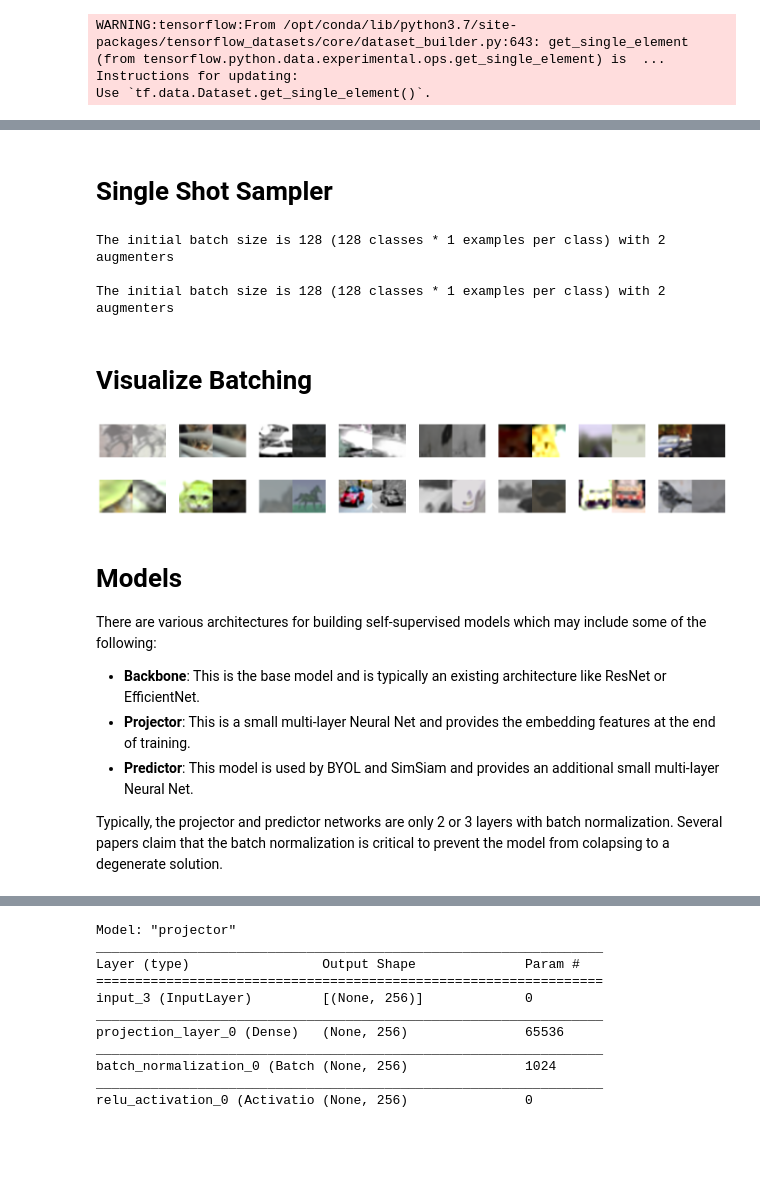
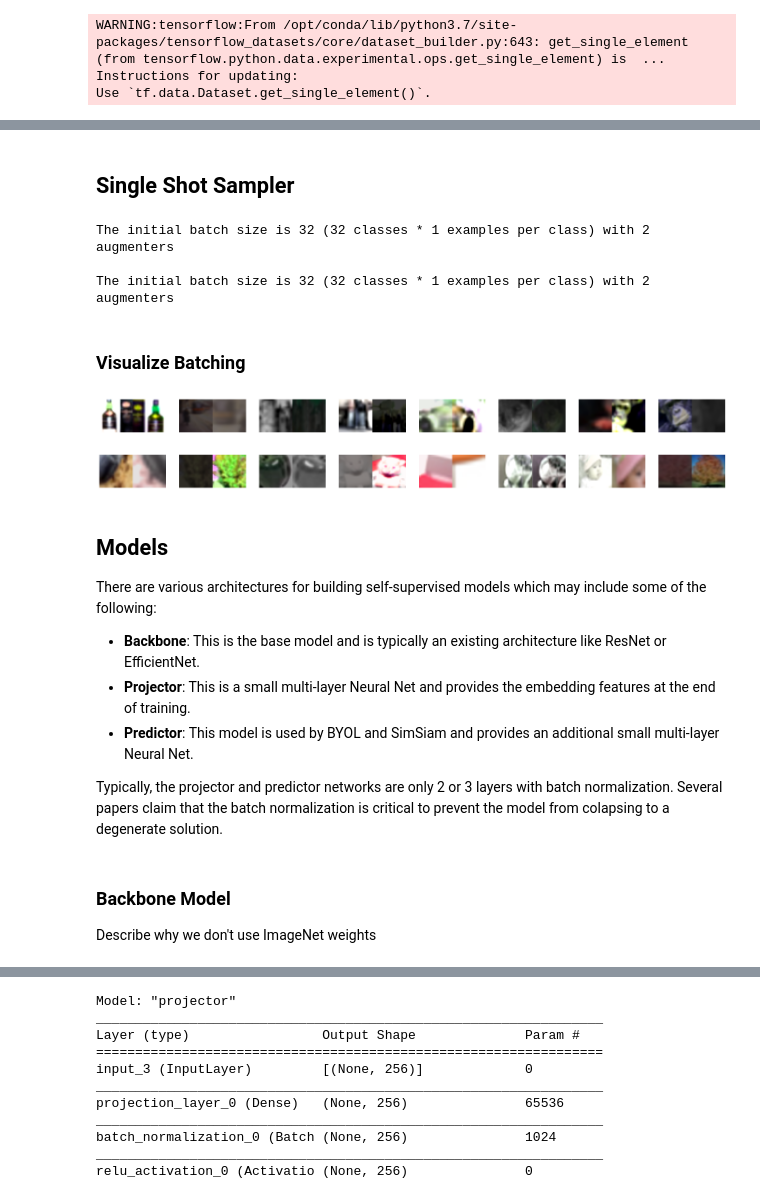
Before and after one commit to tensorflow/similarity, a Jupyter notebook: examples/unsupervised_hello_world.ipynb, the cells around one changed output, grey strips where cells are left out. Cells and saved outputs as stored; diff of their text form; code cells hidden in the pictures; blank space fills up the shorter version.

Commit message:
Update example notebooks.

```diff
--- a/examples/unsupervised_hello_world.ipynb
+++ b/examples/unsupervised_hello_world.ipynb
@@ -133,17 +168,16 @@ index  (1000, 32, 32, 3)   (1000,)
 # %%
 CIFAR_IMG_SIZE = 32
-BATCH_SIZE = 128
+BATCH_SIZE = 32
 INIT_LR = 1e-3
-PRE_TRAIN_EPOCHS = 200
+PRE_TRAIN_EPOCHS = 20
 STEPS_PER_EPOCH = len(x_train) // BATCH_SIZE
 WARMUP_STEPS = int(PRE_TRAIN_EPOCHS * STEPS_PER_EPOCH * 0.1)
 WEIGHT_DECAY = 5e-4
 DIM = 256
 # %% [markdown]
-# Single Shot Sampler
+## Single Shot Sampler
 # %%
-train_augmenter = SimCLRAugmenter(CIFAR_IMG_SIZE, CIFAR_IMG_SIZE, is_training=True)
-
+train_augmenter = tfsim.augmenters.SimCLRAugmenter(CIFAR_IMG_SIZE, CIFAR_IMG_SIZE, is_training=True)
 
 @tf.function()
 def process(img, cid, num_augmentations_per_example, is_warmup):
@@ -151,36 +185,36 @@ def process(img, cid, num_augmentations_per_example, is_warmup):
     [view1, view2] = train_augmenter(img, cid, num_augmentations_per_example, is_warmup)
     # Effnet expects the inputs between [0, 255]
     return (view1 * 255.0, view2 * 255.0)
-
-
-train_sampler = SingleShotMemorySampler(
-    x_train,
-    examples_per_batch=BATCH_SIZE,
-    steps_per_epoch=STEPS_PER_EPOCH,
-    augmenter=process,
-    num_augmentations_per_example=2,
-)
-val_sampler = SingleShotMemorySampler(
-    x_val,
-    examples_per_batch=BATCH_SIZE,
-    steps_per_epoch=STEPS_PER_EPOCH,
-    augmenter=process,
-    num_augmentations_per_example=2,
-)
-# %% [output]
-The initial batch size is 128 (128 classes * 1 examples per class) with 2 augmenters
-
-The initial batch size is 128 (128 classes * 1 examples per class) with 2 augmenters
+# %%
+train_sampler = tfsim.samplers.SingleShotMemorySampler(
+    x_train,
+    examples_per_batch=BATCH_SIZE,
+    steps_per_epoch=STEPS_PER_EPOCH,
+    augmenter=process,
+    num_augmentations_per_example=2,
+)
+
+val_sampler = tfsim.samplers.SingleShotMemorySampler(
+    x_val,
+    examples_per_batch=BATCH_SIZE,
+    steps_per_epoch=STEPS_PER_EPOCH,
+    augmenter=process,
+    num_augmentations_per_example=2,
+)
+# %% [output]
+The initial batch size is 32 (32 classes * 1 examples per class) with 2 augmenters
+
+The initial batch size is 32 (32 classes * 1 examples per class) with 2 augmenters
 # %% [markdown]
-# Visualize Batching
+### Visualize Batching
 # %%
-visualize_views(
+tfsim.visualization.visualize_views(
     views=train_sampler.generate_batch(0), num_imgs=16, views_per_col=8, max_pixel_value=255.0
 )
 # %% [output]
-[figure, old version]
+[figure, new version]
 # %% [markdown]
-# Models
+## Models
 
 There are various architectures for building self-supervised models which may include some of the following:
 * **Backbone**: This is the base model and is typically an existing architecture like ResNet or EfficientNet.
@@ -188,3 +222,7 @@ There are various architectures for building self-supervised models which may in
 * **Predictor**: This model is used by BYOL and SimSiam and provides an additional small multi-layer Neural Net.
 
 Typically, the projector and predictor networks are only 2 or 3 layers with batch normalization. Several papers claim that the batch normalization is critical to prevent the model from colapsing to a degenerate solution.
+# %% [markdown]
+### Backbone Model
+
+Describe why we don't use ImageNet weights
```
Also changed, not shown: parts of 34 cells of this notebook, 1 other file.
